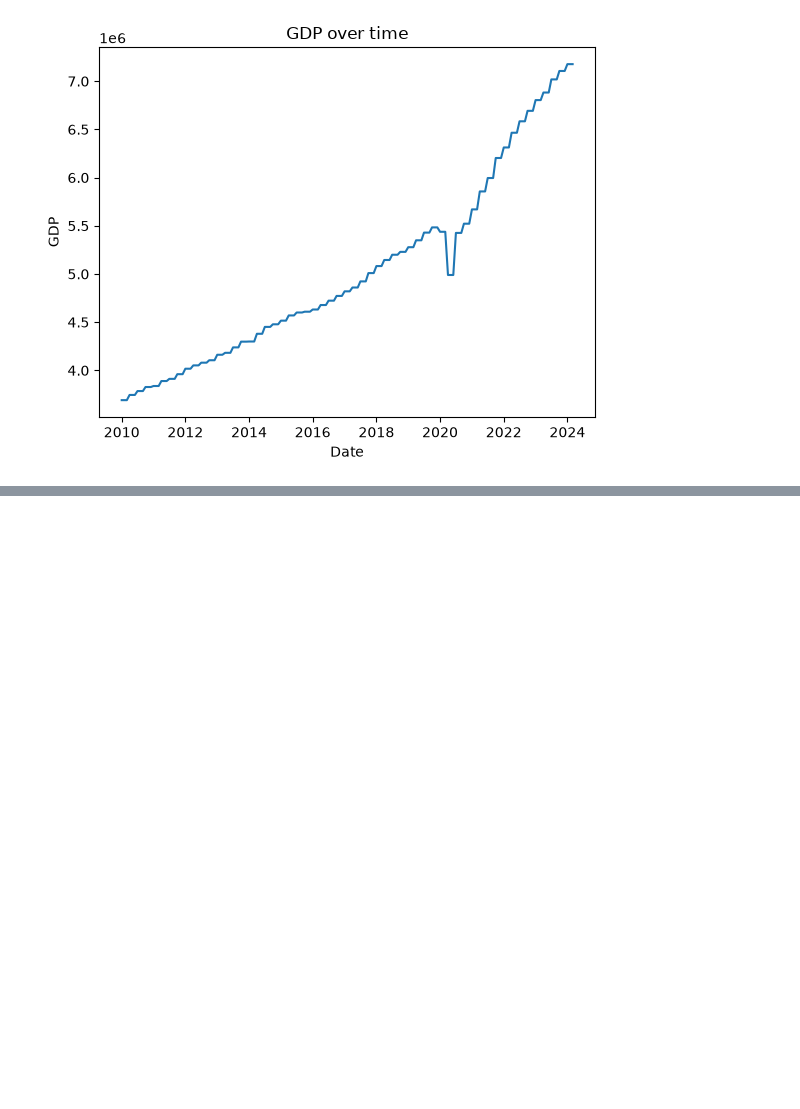
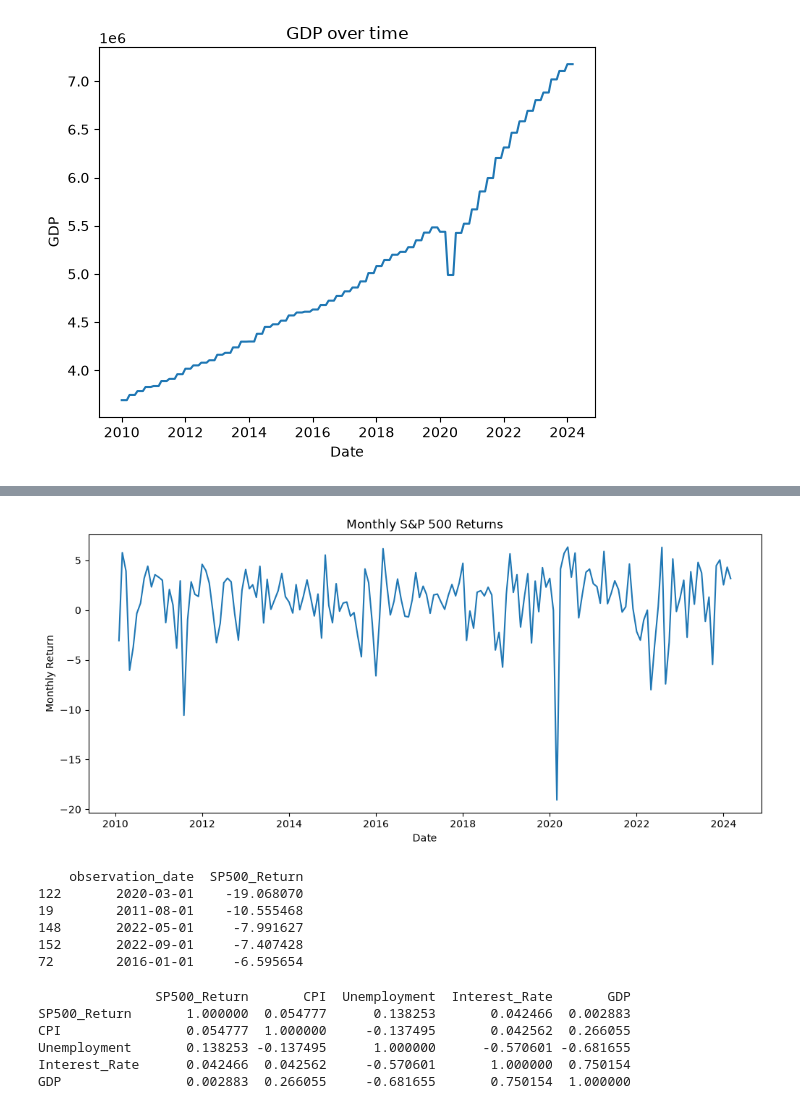
Before and after one commit to dseo98/stock-market_analysis, a Jupyter notebook: stock_analysis.ipynb, the cells around one changed output, grey strips where cells are left out. Saved outputs shown, nothing was run; the diff lists cells and outputs as text; code cells hidden in the pictures; blank space fills up the shorter version.

```diff
--- a/stock_analysis.ipynb
+++ b/stock_analysis.ipynb
@@ -300,0 +305,5 @@ plt.show()
+# %%
+# Calculate monthlty returns for S&P 500
+data["SP500_Return"] = data["SP500"].pct_change()*100
+
+print(data[["observation_date", "SP500", "SP500_Return"]].head(10))
@@ -300,0 +322,34 @@ plt.show()
+# %%
+plt.figure()
+plt.plot(data["observation_date"], data["SP500_Return"])
+
+plt.title("Monthly S&P 500 Returns")
+plt.xlabel("Date")
+plt.ylabel("Monthly Return")
+
+plt.show()
+# %% [output]
+[figure, added]
+# %%
+# Finding 5 months with the lowest S&P 500 returns
+lowest_returns = data.sort_values("SP500_Return")
+print(lowest_returns[["observation_date", "SP500_Return"]].head(5))
+# %% [output]
+    observation_date  SP500_Return
+122       2020-03-01    -19.068070
+19        2011-08-01    -10.555468
+148       2022-05-01     -7.991627
+152       2022-09-01     -7.407428
+72        2016-01-01     -6.595654
+# %%
+# Calculate correlations using S&P 500 returns
+return_correlation = data[["SP500_Return", "CPI", "Unemployment",
+                           "Interest_Rate", "GDP"]].corr()
+print(return_correlation)
+# %% [output]
+               SP500_Return       CPI  Unemployment  Interest_Rate       GDP
+SP500_Return       1.000000  0.054777      0.138253       0.042466  0.002883
+CPI                0.054777  1.000000     -0.137495       0.042562  0.266055
+Unemployment       0.138253 -0.137495      1.000000      -0.570601 -0.681655
+Interest_Rate      0.042466  0.042562     -0.570601       1.000000  0.750154
+GDP                0.002883  0.266055     -0.681655       0.750154  1.000000
```
Also changed, not shown: parts of 15 cells of this notebook.
